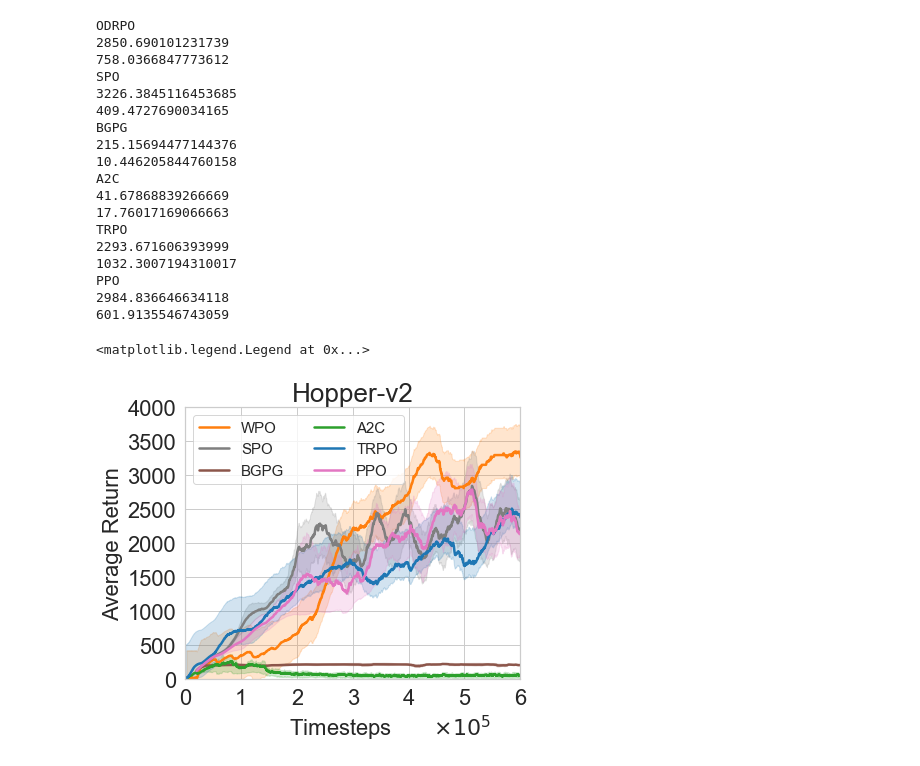
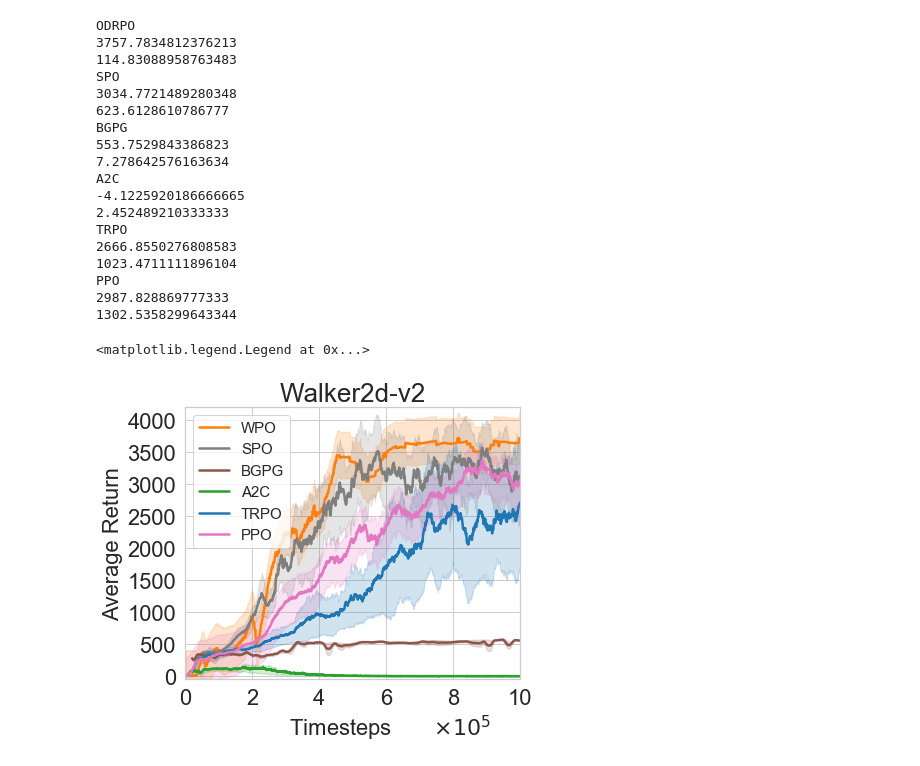
Before and after one commit to kadysongbb/efficient-wpo, a Jupyter notebook: continuous_control/view_training_continuous (private copy).ipynb, the cells around one changed output. Drawn from its saved outputs; the diff is of its cells as text; code cells hidden in the pictures.

```diff
--- a/continuous_control/view_training_continuous (private copy).ipynb
+++ b/continuous_control/view_training_continuous (private copy).ipynb
@@ -85,7 +85,7 @@ sns.set_style("whitegrid")
 plt.rcParams["figure.figsize"] = (6,5)
 import random
 
-env_name = "Hopper"
+env_name = "Walker"
 legend = False
 
 ax = plt.subplot(111)
@@ -120,11 +120,12 @@ elif env_name == "Walker":
     window_size = 100
     plt.title('Walker2d-v2', fontsize = 26)
     plt.xlim(0.2, 10)
-    drpo_file = ['log_files/walker_results_1000000_1.txt', 'log_files/walker_results_1000000_2.txt']
+    drpo_file = ['log_files/walker_results_1000000_1.txt']
+    bgpg_file = ['log_files/bgpg_walker_results4.txt', 'log_files/bgpg_walker_results5.txt']
+    spo_log_name = ['./tmp/ppo_walker_monitor1.csv','./tmp/ppo_walker_monitor3.csv']
     trpo_log_name = ['./tmp/trpo_walker_monitor1.csv','./tmp/trpo_walker_monitor2.csv',
                      './tmp/trpo_walker_monitor3.csv']
-    ppo_log_name = ['./tmp/ppo_walker_monitor1.csv','./tmp/ppo_walker_monitor2.csv',
-                   './tmp/ppo_walker_monitor3.csv']
+    ppo_log_name = ['./tmp/ppo_walker_monitor2.csv']
     a2c_log_name = ['./tmp/a2c_walker_monitor1.csv']
 
 elif env_name == "Reacher":
@@ -193,7 +194,7 @@ with open(drpo_file[0], "r") as data:
     train_rewards = data_dict['train_rewards']
     data.close()
 
-moving_average = find_drpo_moving_avg(drpo_file, window_size, num_timesteps, num_points)
+moving_average = find_drpo_moving_avg(drpo_file, window_size-50, num_timesteps, num_points)
 
 if len(drpo_file) > 1:
     x = np.linspace(0, num_timesteps, num=num_points)
@@ -206,8 +207,10 @@ else:
     data_length = len(moving_average[0])
 #     ax.plot(x_val[len(x_val)-data_length:len(x_val)]/10**5, moving_average[0], label='WPO', linewidth = 2.5, color = 'tab:orange')
 #     ax.fill_between(x_val[len(x_val)-data_length:len(x_val)]/10**5, moving_average[1], moving_average[2], alpha=0.2, color = 'tab:orange')
-    ax.plot(x_val[len(x_val)-data_length:len(x_val)]/(1.3*10**5), moving_average[0], label='WPO', linewidth = 2.5, color = 'tab:orange')
-    ax.fill_between(x_val[len(x_val)-data_length:len(x_val)]/(1.3*10**5), moving_average[0] - random.randrange(300,600), moving_average[0] + random.randrange(300,600), alpha=0.2, color = 'tab:orange')
+#     ax.plot(x_val[len(x_val)-data_length:len(x_val)]/(1.3*10**5), moving_average[0], label='WPO', linewidth = 2.5, color = 'tab:orange')
+#     ax.fill_between(x_val[len(x_val)-data_length:len(x_val)]/(1.3*10**5), moving_average[0] - random.randrange(300,600), moving_average[0] + random.randrange(300,600), alpha=0.2, color = 'tab:orange')
+    ax.plot(x_val[len(x_val)-data_length:len(x_val)]/(0.8*10**5), moving_average[0], label='WPO', linewidth = 2.5, color = 'tab:orange')
+    ax.fill_between(x_val[len(x_val)-data_length:len(x_val)]/(0.8*10**5), moving_average[0] - random.randrange(200,400), moving_average[0] + random.randrange(200,400), alpha=0.2, color = 'tab:orange')
 print('ODRPO')
 print(np.mean(moving_average[0][-30:]))
 print(np.mean(moving_average[2][-30:]) - np.mean(moving_average[0][-30:]))
@@ -286,47 +289,49 @@ else:
     ax.plot(x[len(x)-data_length:len(x)]/10**5, moving_average[0], label='TRPO', linewidth = 2.5, color='tab:blue')
     ax.fill_between(x[len(x)-data_length:len(x)]/10**5, moving_average[1], moving_average[2], alpha=0.2, color='tab:blue')
 print('TRPO')
 print(np.mean(moving_average[0][-30:]))
 print(np.mean(moving_average[2][-30:]) - np.mean(moving_average[0][-30:]))
 
 ### PPO
 moving_average = find_baseline_moving_avg(ppo_log_name, window_size, num_timesteps, num_points)
 if len(ppo_log_name) == 1:
     temp = pd.read_csv(ppo_log_name[0], sep=',', skiprows = 0, header= 1)
     x_val = temp['l']
     data_length = len(moving_average[0])
+#     ax.plot(np.cumsum(x_val)[len(x_val)-data_length:len(x_val)]/10**5, moving_average[0], label='PPO', linewidth = 2.5, color='tab:pink')
+#     ax.fill_between(np.cumsum(x_val)[len(x_val)-data_length:len(x_val)]/10**5, moving_average[1], moving_average[2], alpha=0.2, color='tab:pink')
     ax.plot(np.cumsum(x_val)[len(x_val)-data_length:len(x_val)]/10**5, moving_average[0], label='PPO', linewidth = 2.5, color='tab:pink')
-    ax.fill_between(np.cumsum(x_val)[len(x_val)-data_length:len(x_val)]/10**5, moving_average[1], moving_average[2], alpha=0.2, color='tab:pink')
+    ax.fill_between(np.cumsum(x_val)[len(x_val)-data_length:len(x_val)]/10**5, moving_average[0] - random.randrange(200,600), moving_average[0] + random.randrange(200,600), alpha=0.2, color='tab:pink')
 else:
     x = np.linspace(0, num_timesteps, num=num_points)
     data_length = len(moving_average[0])
     ax.plot(x[len(x)-data_length:len(x)]/10**5, moving_average[0], label='PPO', linewidth = 2.5, color='tab:pink')
     ax.fill_between(x[len(x)-data_length:len(x)]/10**5, moving_average[1], moving_average[2], alpha=0.2, color='tab:pink')
 print('PPO')
 print(np.mean(moving_average[0][-30:]))
 print(np.mean(moving_average[2][-30:]) - np.mean(moving_average[0][-30:]))
 
-ax.set_xlim(0,6)
-ax.set_ylim(0,4000)
-ax.legend(loc='upper left', fontsize = 15, ncol=2)
+ax.set_xlim(0,10)
+ax.set_ylim(-50,4200)
+ax.legend(loc='upper left', fontsize = 15, ncol=1)
 # %% [output]
 ODRPO
-2850.690101231739
-758.0366847773612
+3757.7834812376213
+114.83088958763483
 SPO
-3226.3845116453685
-409.4727690034165
+3034.7721489280348
+623.6128610786777
 BGPG
-215.15694477144376
-10.446205844760158
+553.7529843386823
+7.278642576163634
 A2C
-41.67868839266669
-17.76017169066663
+-4.1225920186666665
+2.452489210333333
 TRPO
-2293.671606393999
-1032.3007194310017
+2666.8550276808583
+1023.4711111896104
 PPO
-2984.836646634118
-601.9135546743059
+2987.828869777333
+1302.5358299643344
 <matplotlib.legend.Legend at 0x...>
-[figure, old version]
+[figure, new version]
```
Also changed, not shown: 5 other files.
